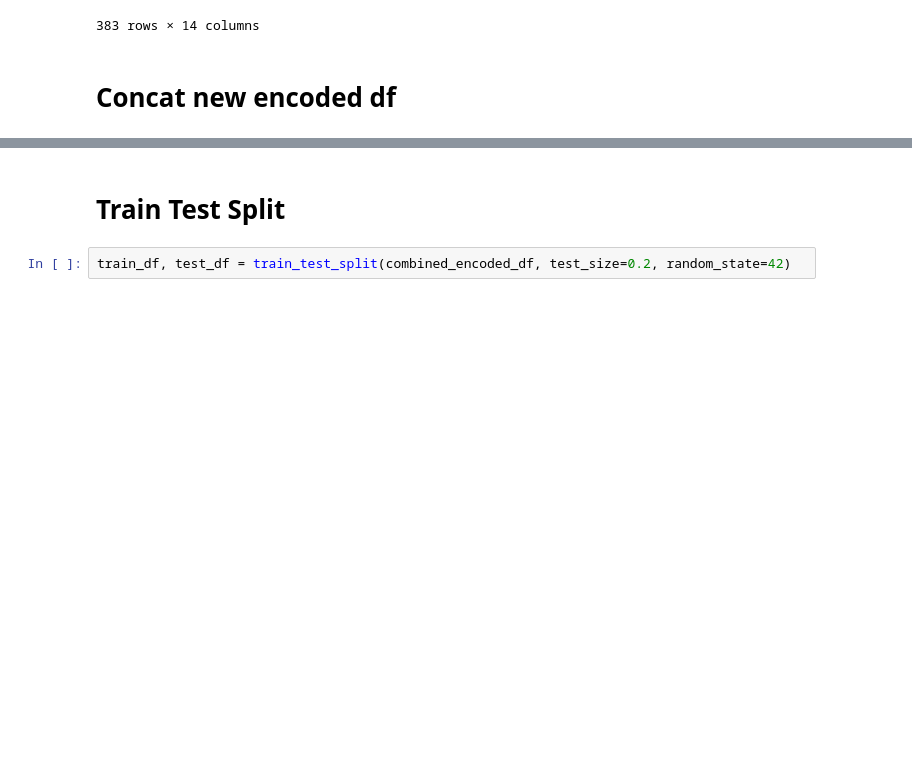
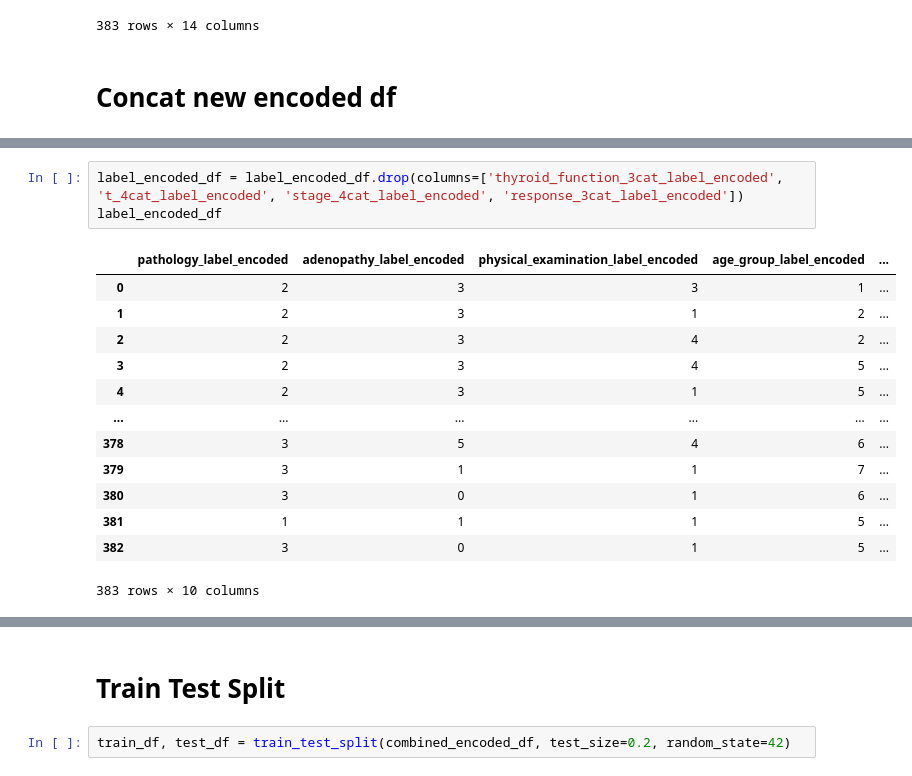
Before and after one commit to madmaxtoastflytiger/CaptStone2-Thyroid-Disease, a Jupyter notebook: 4_ThyroidDisease_FeatureEngineering.ipynb, the cells around one changed output, grey strips where cells are left out. Cells and saved outputs as stored; diff of their text form; blank space fills up the shorter version.

Commit message:
removed duplicate merge columns and retest the models

```diff
--- a/4_ThyroidDisease_FeatureEngineering.ipynb
+++ b/4_ThyroidDisease_FeatureEngineering.ipynb
@@ -274,3 +334,20 @@ label_encoded_df
+# %%
+label_encoded_df = label_encoded_df.drop(columns=['thyroid_function_3cat_label_encoded', 't_4cat_label_encoded', 'stage_4cat_label_encoded', 'response_3cat_label_encoded'])
+label_encoded_df
+# %% [output]
+|  | pathology_label_encoded | adenopathy_label_encoded | physical_examination_label_encoded | age_group_label_encoded | ... |
+| 0 | 2 | 3 | 3 | 1 | ... |
+| 1 | 2 | 3 | 1 | 2 | ... |
+| 2 | 2 | 3 | 4 | 2 | ... |
+| 3 | 2 | 3 | 4 | 5 | ... |
+| 4 | 2 | 3 | 1 | 5 | ... |
+| ... | ... | ... | ... | ... | ... |
+| 378 | 3 | 5 | 4 | 6 | ... |
+| 379 | 3 | 1 | 1 | 7 | ... |
+| 380 | 3 | 0 | 1 | 6 | ... |
+| 381 | 1 | 1 | 1 | 5 | ... |
+| 382 | 3 | 0 | 1 | 5 | ... |
+383 rows × 10 columns
 # %%
 # combined_encoded_df = pd.concat([binary_dummy_encoded_df, one_hot_encoded_df, label_encoded_df], axis=1)
 
```
Also changed, not shown: parts of 12 cells of this notebook, 7 other files.
